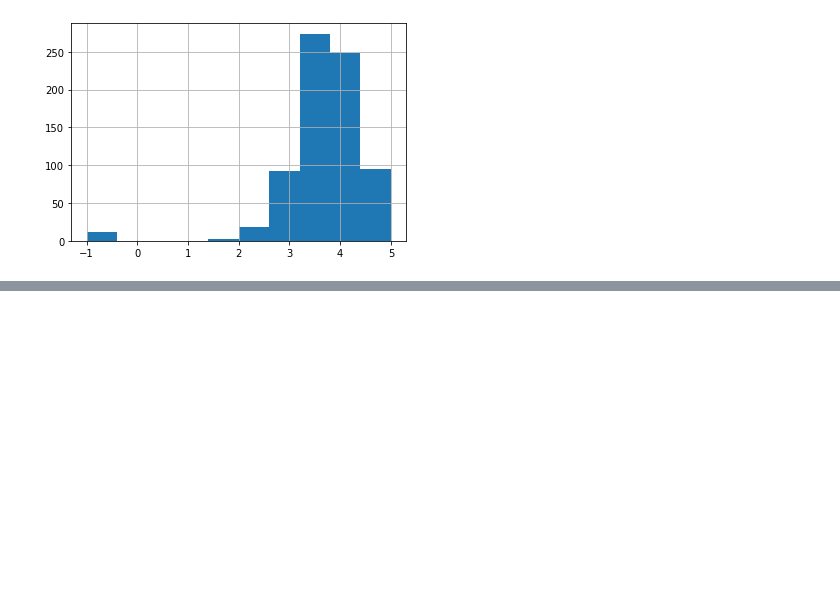
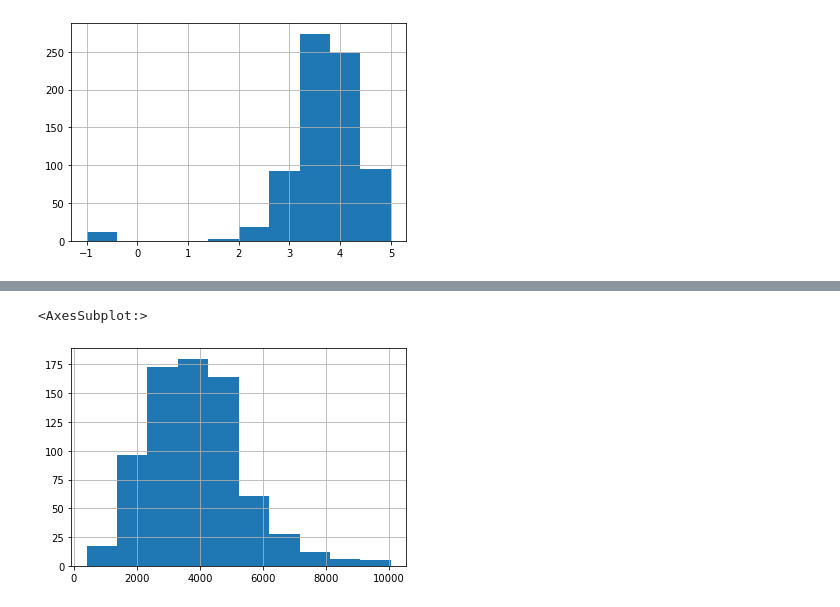
Before and after one commit to MarioRashadHUB/ds_project_refresh, a Jupyter notebook: data_eda.ipynb, the cells around one changed output, grey strips where cells are left out. Drawn from its saved outputs; the diff is of its cells as text; code cells hidden in the pictures; blank space fills up the shorter version.

```diff
--- a/data_eda.ipynb
+++ b/data_eda.ipynb
@@ -236,0 +247,5 @@ df.Rating.hist()
+# %%
+df.desc_len.hist()
+# %% [output]
+<AxesSubplot:>
+[figure, added]
```
Also changed, not shown: parts of 17 cells of this notebook.
